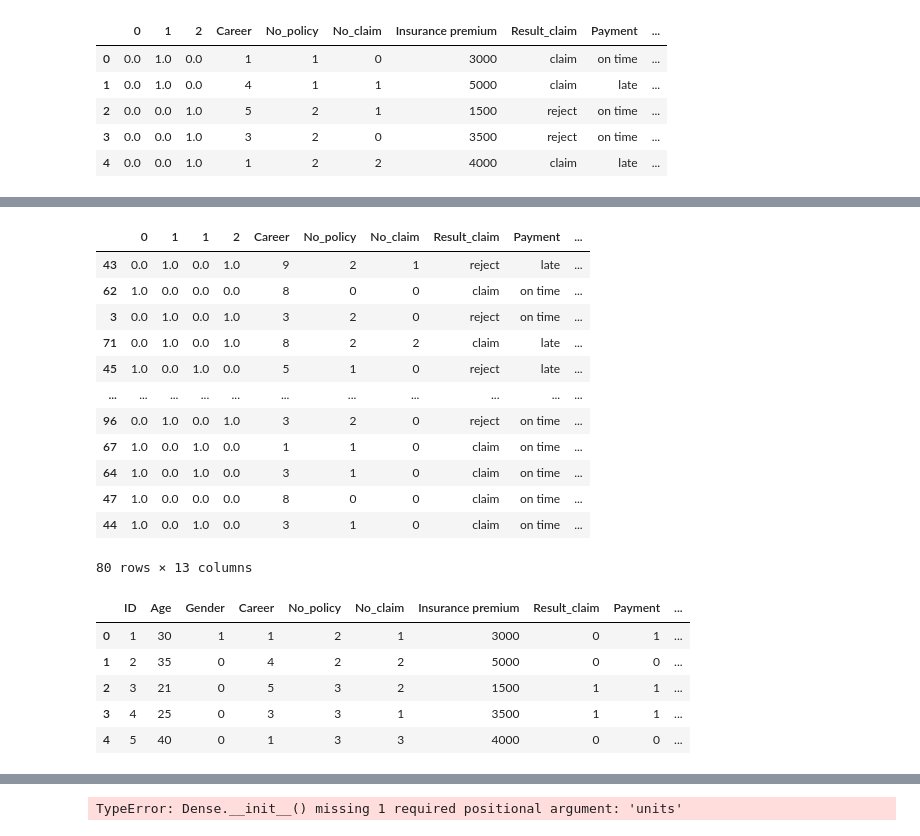
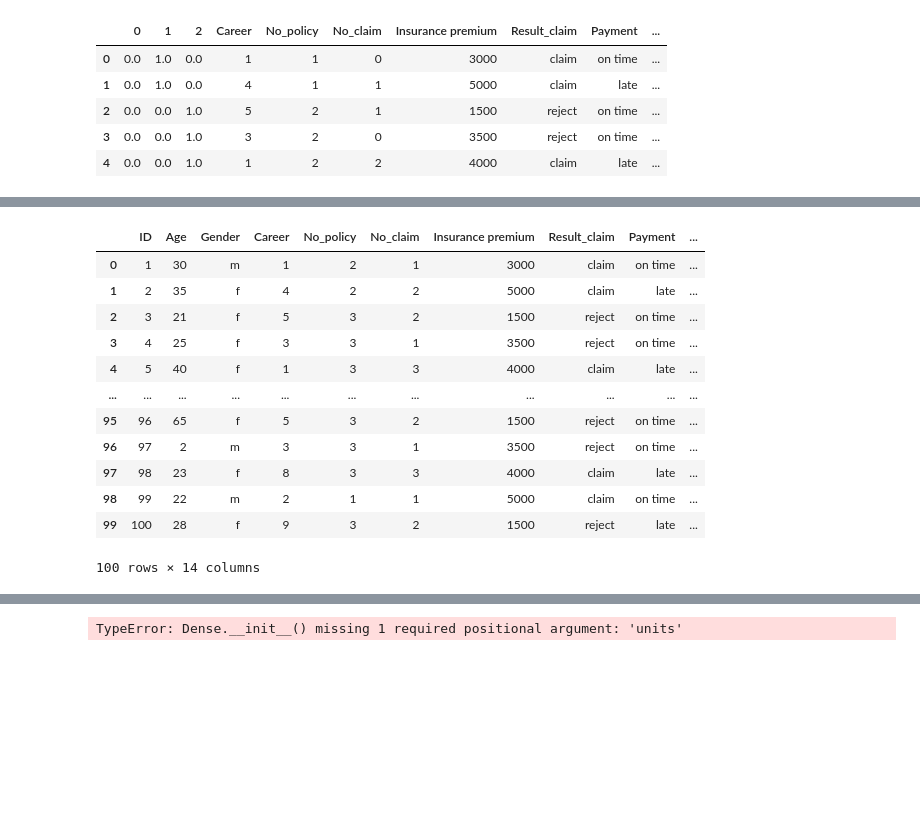
Before and after one commit to Suchada2000/MY-WORK, a Jupyter notebook: Untitled18.ipynb, the cells around one changed output, grey strips where cells are left out. Saved outputs shown, nothing was run; the diff lists cells and outputs as text; code cells hidden in the pictures; blank space fills up the shorter version.

```diff
--- a/Untitled18.ipynb
+++ b/Untitled18.ipynb
@@ -79,16 +113,0 @@ dataset
-# %%
-X_train
-# %% [output]
-|  | 0 | 1 | 1 | 2 | Career | No_policy | No_claim | Result_claim | Payment | ... |
-| 43 | 0.0 | 1.0 | 0.0 | 1.0 | 9 | 2 | 1 | reject | late | ... |
-| 62 | 1.0 | 0.0 | 0.0 | 0.0 | 8 | 0 | 0 | claim | on time | ... |
-| 3 | 0.0 | 1.0 | 0.0 | 1.0 | 3 | 2 | 0 | reject | on time | ... |
-| 71 | 0.0 | 1.0 | 0.0 | 1.0 | 8 | 2 | 2 | claim | late | ... |
-| 45 | 1.0 | 0.0 | 1.0 | 0.0 | 5 | 1 | 0 | reject | late | ... |
-| ... | ... | ... | ... | ... | ... | ... | ... | ... | ... | ... |
-| 96 | 0.0 | 1.0 | 0.0 | 1.0 | 3 | 2 | 0 | reject | on time | ... |
-| 67 | 1.0 | 0.0 | 1.0 | 0.0 | 1 | 1 | 0 | claim | on time | ... |
-| 64 | 1.0 | 0.0 | 1.0 | 0.0 | 3 | 1 | 0 | claim | on time | ... |
-| 47 | 1.0 | 0.0 | 0.0 | 0.0 | 8 | 0 | 0 | claim | on time | ... |
-| 44 | 1.0 | 0.0 | 1.0 | 0.0 | 3 | 1 | 0 | claim | on time | ... |
-80 rows × 13 columns
@@ -103,9 +114,16 @@ df['Conversation'] = le.fit_transform(df['Conversation'])
 # %%
-df.head()
+df
 # %% [output]
 |  | ID | Age | Gender | Career | No_policy | No_claim | Insurance premium | Result_claim | Payment | ... |
-| 0 | 1 | 30 | 1 | 1 | 2 | 1 | 3000 | 0 | 1 | ... |
-| 1 | 2 | 35 | 0 | 4 | 2 | 2 | 5000 | 0 | 0 | ... |
-| 2 | 3 | 21 | 0 | 5 | 3 | 2 | 1500 | 1 | 1 | ... |
-| 3 | 4 | 25 | 0 | 3 | 3 | 1 | 3500 | 1 | 1 | ... |
-| 4 | 5 | 40 | 0 | 1 | 3 | 3 | 4000 | 0 | 0 | ... |
+| 0 | 1 | 30 | m | 1 | 2 | 1 | 3000 | claim | on time | ... |
+| 1 | 2 | 35 | f | 4 | 2 | 2 | 5000 | claim | late | ... |
+| 2 | 3 | 21 | f | 5 | 3 | 2 | 1500 | reject | on time | ... |
+| 3 | 4 | 25 | f | 3 | 3 | 1 | 3500 | reject | on time | ... |
+| 4 | 5 | 40 | f | 1 | 3 | 3 | 4000 | claim | late | ... |
+| ... | ... | ... | ... | ... | ... | ... | ... | ... | ... | ... |
+| 95 | 96 | 65 | f | 5 | 3 | 2 | 1500 | reject | on time | ... |
+| 96 | 97 | 2 | m | 3 | 3 | 1 | 3500 | reject | on time | ... |
+| 97 | 98 | 23 | f | 8 | 3 | 3 | 4000 | claim | late | ... |
+| 98 | 99 | 22 | m | 2 | 1 | 1 | 5000 | claim | on time | ... |
+| 99 | 100 | 28 | f | 9 | 3 | 2 | 1500 | reject | late | ... |
+100 rows × 14 columns
```
Also changed, not shown: parts of 12 cells of this notebook.
